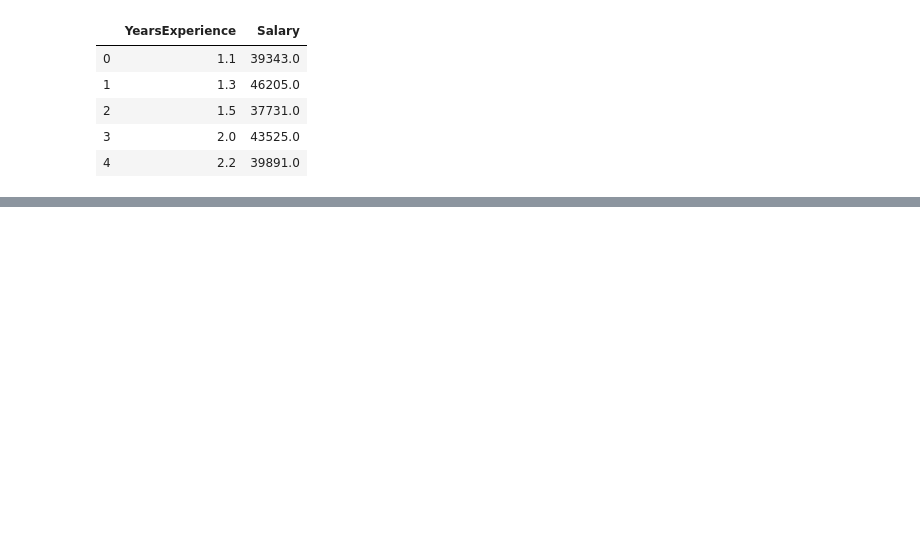
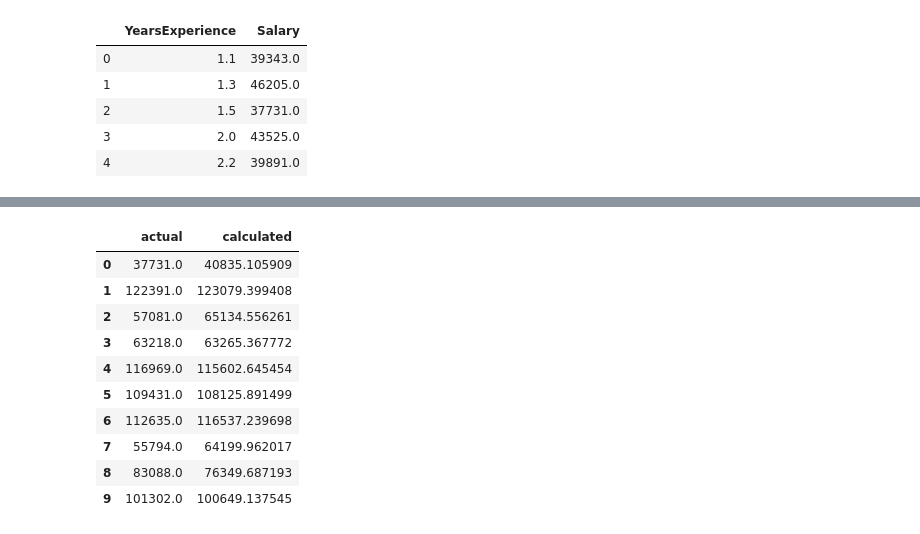
Before and after one commit to akki6843/data_dive, a Jupyter notebook: regression/simple-linear-regression/Simple-linear-regression.ipynb, the cells around one changed output, grey strips where cells are left out. Saved outputs shown, nothing was run; the diff lists cells and outputs as text; code cells hidden in the pictures; blank space fills up the shorter version.

```diff
--- a/regression/simple-linear-regression/Simple-linear-regression.ipynb
+++ b/regression/simple-linear-regression/Simple-linear-regression.ipynb
@@ -38,2 +55,20 @@ LinearRegression(copy_X=True, fit_intercept=True, n_jobs=None,
 # %%
 y_pred = regressor.predict(np.reshape(X_test, (-1, 1)))
+# %%
+y_hat = pd.DataFrame(y_pred, columns=["calculated"])
+y_act = pd.DataFrame(y_test, columns=["actual"])
+
+output = pd.concat([y_act, y_hat], axis=1)
+output
+# %% [output]
+|  | actual | calculated |
+| 0 | 37731.0 | 40835.105909 |
+| 1 | 122391.0 | 123079.399408 |
+| 2 | 57081.0 | 65134.556261 |
+| 3 | 63218.0 | 63265.367772 |
+| 4 | 116969.0 | 115602.645454 |
+| 5 | 109431.0 | 108125.891499 |
+| 6 | 112635.0 | 116537.239698 |
+| 7 | 55794.0 | 64199.962017 |
+| 8 | 83088.0 | 76349.687193 |
+| 9 | 101302.0 | 100649.137545 |
```
Also changed, not shown: parts of 15 cells of this notebook, 1 other file.
